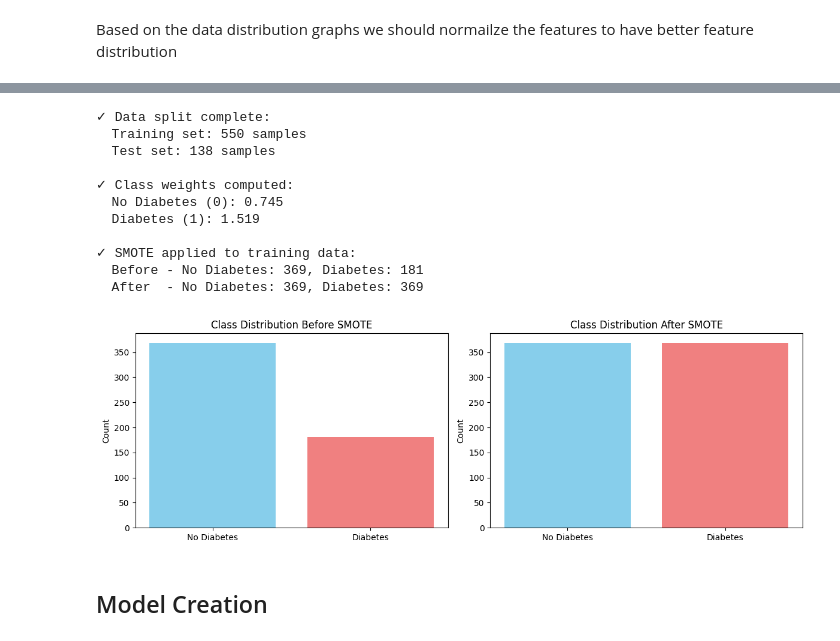
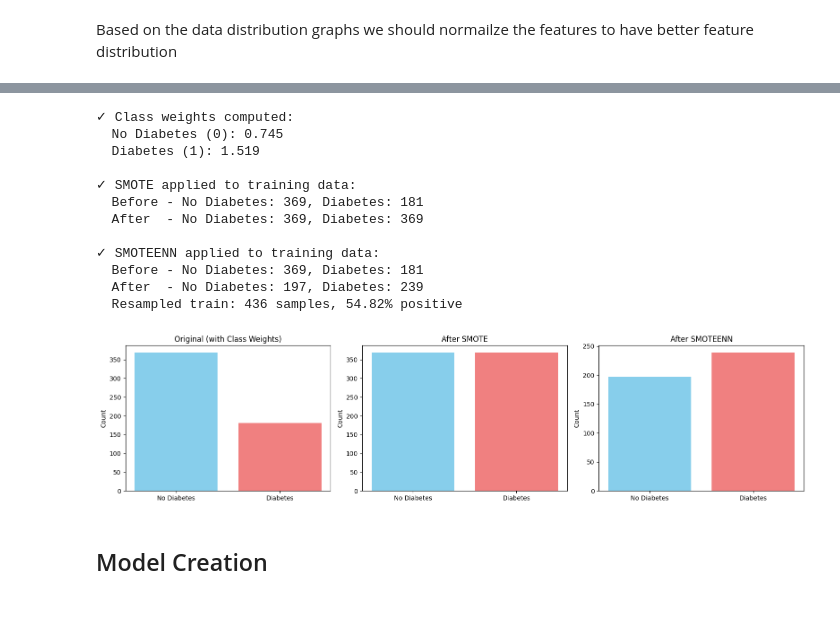
Before and after one commit to Hamza-Elghonemy/neural-network-diabetes, a Jupyter notebook: pima_diabetes_nn.ipynb, the cells around one changed output, grey strips where cells are left out. Drawn from its saved outputs; the diff is of its cells as text; code cells hidden in the pictures; blank space fills up the shorter version.

Commit message:
feat: Enhance experiment tracking and results analysis with new metrics, plots, and documentation, and update model saving format to `.keras`.

```diff
--- a/pima_diabetes_nn.ipynb
+++ b/pima_diabetes_nn.ipynb
@@ -272,56 +345,57 @@ plt.show()
 # %%
-from sklearn.utils.class_weight import compute_class_weight
-from imblearn.over_sampling import SMOTE
-
-# Spliting data into train/test BEFORE resampling
-X_train, X_test, y_train, y_test = train_test_split(
-    X_scaled, y, test_size=0.2, random_state=42, stratify=y
-)
-
-print(f"✓ Data split complete:")
-print(f"  Training set: {X_train.shape[0]} samples")
-print(f"  Test set: {X_test.shape[0]} samples")
-
 # Strategy 1: Compute class weights for training
 class_weights = compute_class_weight('balanced',
                                       classes=np.unique(y_train),
                                       y=y_train)
 class_weight_dict = {0: class_weights[0], 1: class_weights[1]}
-print(f"\n✓ Class weights computed:")
+print(f"✓ Class weights computed:")
 print(f"  No Diabetes (0): {class_weights[0]:.3f}")
 print(f"  Diabetes (1): {class_weights[1]:.3f}")
 
-# Strategy 2: Apply SMOTE to training data only
+# Strategy 2: SMOTE (standard oversampling)
 smote = SMOTE(random_state=42)
 X_train_smote, y_train_smote = smote.fit_resample(X_train, y_train)
 print(f"\n✓ SMOTE applied to training data:")
 print(f"  Before - No Diabetes: {np.sum(y_train==0)}, Diabetes: {np.sum(y_train==1)}")
 print(f"  After  - No Diabetes: {np.sum(y_train_smote==0)}, Diabetes: {np.sum(y_train_smote==1)}")
 
-# Visualize the rebalancing
-fig, (ax1, ax2) = plt.subplots(1, 2, figsize=(12, 4))
+# Strategy 3: SMOTEENN (hybrid - oversample + clean noisy borders)
+smote_enn = SMOTEENN(random_state=42)
+X_train_enn, y_train_enn = smote_enn.fit_resample(X_train, y_train)
+print(f"\n✓ SMOTEENN applied to training data:")
+print(f"  Before - No Diabetes: {np.sum(y_train==0)}, Diabetes: {np.sum(y_train==1)}")
+print(f"  After  - No Diabetes: {np.sum(y_train_enn==0)}, Diabetes: {np.sum(y_train_enn==1)}")
+print(f"  Resampled train: {len(y_train_enn)} samples, {sum(y_train_enn)/len(y_train_enn):.2%} positive")
+
+# Visualize all three strategies
+fig, (ax1, ax2, ax3) = plt.subplots(1, 3, figsize=(16, 4))
 ax1.bar(['No Diabetes', 'Diabetes'], [np.sum(y_train==0), np.sum(y_train==1)], color=['skyblue', 'lightcoral'])
-ax1.set_title('Class Distribution Before SMOTE')
+ax1.set_title('Original (with Class Weights)')
 ax1.set_ylabel('Count')
 
 ax2.bar(['No Diabetes', 'Diabetes'], [np.sum(y_train_smote==0), np.sum(y_train_smote==1)], color=['skyblue', 'lightcoral'])
-ax2.set_title('Class Distribution After SMOTE')
+ax2.set_title('After SMOTE')
 ax2.set_ylabel('Count')
+
+ax3.bar(['No Diabetes', 'Diabetes'], [np.sum(y_train_enn==0), np.sum(y_train_enn==1)], color=['skyblue', 'lightcoral'])
+ax3.set_title('After SMOTEENN')
+ax3.set_ylabel('Count')
 plt.tight_layout()
 plt.show()
 # %% [output]
-✓ Data split complete:
-  Training set: 550 samples
-  Test set: 138 samples
-
 ✓ Class weights computed:
   No Diabetes (0): 0.745
   Diabetes (1): 1.519
 
 ✓ SMOTE applied to training data:
   Before - No Diabetes: 369, Diabetes: 181
   After  - No Diabetes: 369, Diabetes: 369
+
+✓ SMOTEENN applied to training data:
+  Before - No Diabetes: 369, Diabetes: 181
+  After  - No Diabetes: 197, Diabetes: 239
+  Resampled train: 436 samples, 54.82% positive
-[figure, old version]
+[figure, new version]
 # %% [markdown]
 ## Model Creation
 # %%
```
Also changed, not shown: parts of 18 cells of this notebook, 19 other files.
